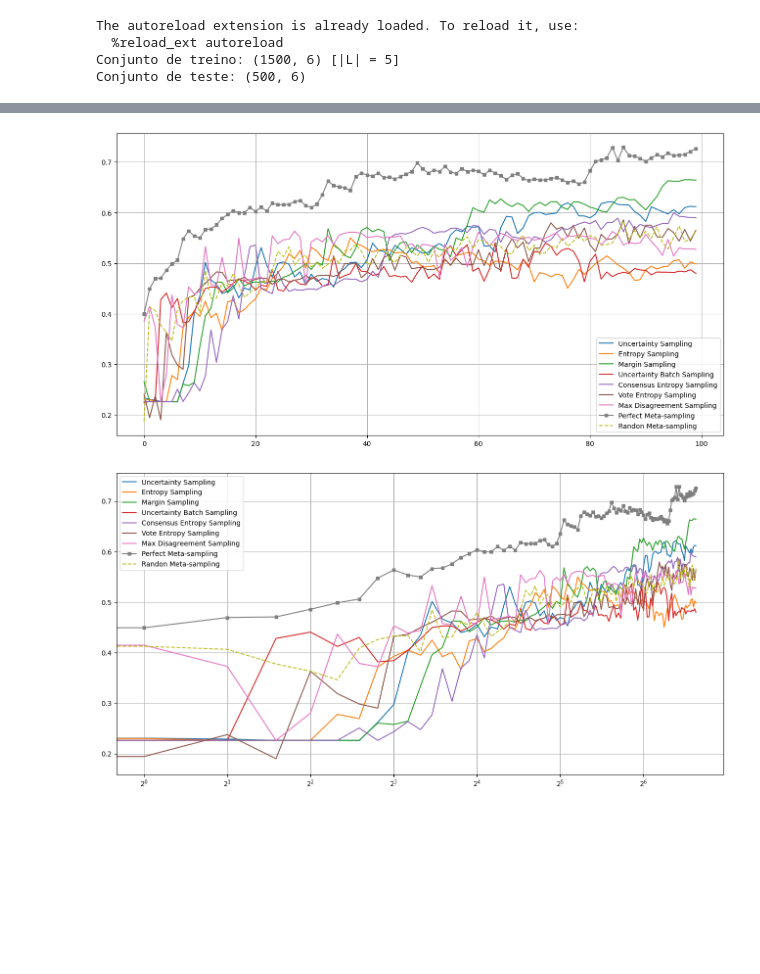
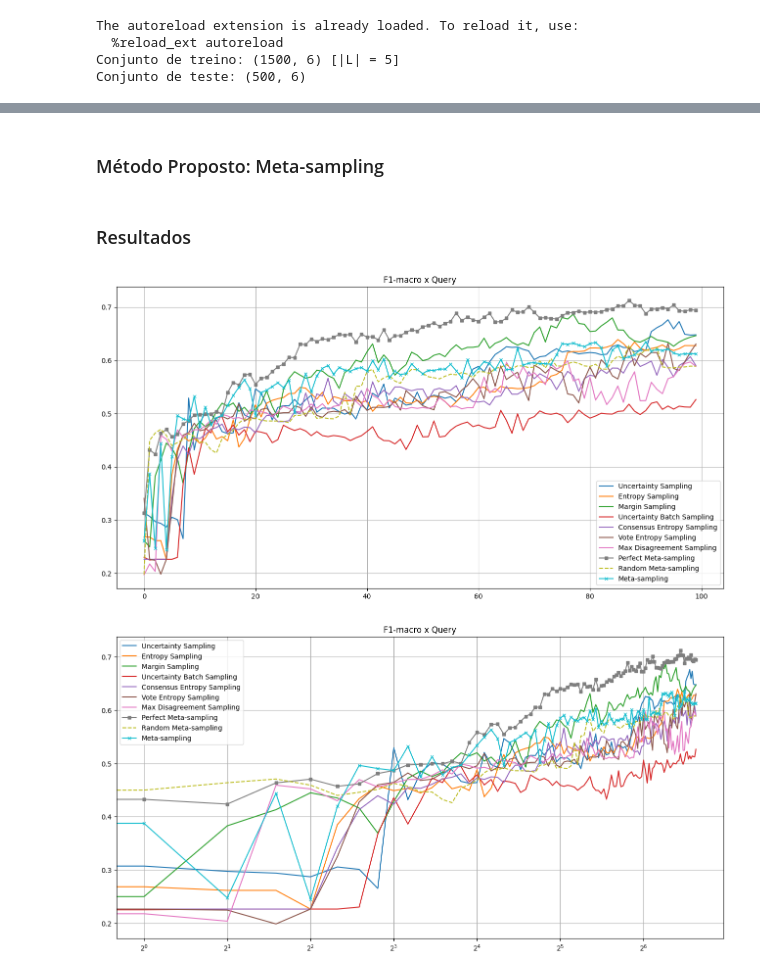
Before and after one commit to gscnogueira/meta-active-learning, a Jupyter notebook: notebooks/experiments/meta_strategy.ipynb, the cells around one changed output, grey strips where cells are left out. Drawn from its saved outputs; the diff is of its cells as text; code cells hidden in the pictures; blank space fills up the shorter version.

```diff
--- a/notebooks/experiments/meta_strategy.ipynb
+++ b/notebooks/experiments/meta_strategy.ipynb
@@ -225,2 +235,0 @@ with warnings.catch_warnings():
-# %%
-metrics_dict['Meta-sampling'] = scores_meta_sampling
@@ -232,3 +236,3 @@ metrics_dict['Perfect Meta-sampling'] = exp.run_topline(estimator=SVC(probabilit
 # %%
-metrics_dict['Randon Meta-sampling'] = exp.run_baseline(estimator=SVC(probability=True),
+metrics_dict['Random Meta-sampling'] = exp.run_baseline(estimator=SVC(probability=True),
                                                         query_strategies=list(query_strategies.values()))
@@ -235,11 +244,19 @@ metrics_dict['Randon Meta-sampling'] = exp.run_baseline(estimator=SVC(probabilit
+# %% [markdown]
+### Método Proposto: Meta-sampling
+# %%
+metrics_dict['Meta-sampling'] = exp.run_meta_query(estimator=SVC(probability=True),
+                                                   meta_model=clf,
+                                                   query_strategies=None)
+# %% [markdown]
+### Resultados
 # %%
-styles = ['-']*7 + ['s-', '--']
+styles = ['-']*7 + ['s-', '--', 'x-']
 # %%
-ax = pd.DataFrame(metrics_dict).plot(grid=True, markersize=5,style=styles,  figsize=(16,8))
+ax = pd.DataFrame(metrics_dict).plot(grid=True, markersize=5,style=styles,  figsize=(16,8), title='F1-macro x Query')
 # %% [output]
-[figure, old version]
+[figure, new version]
 # %%
-ax = pd.DataFrame(metrics_dict).plot(grid=True, style=styles, markersize=5, figsize=(16,8))
+ax = pd.DataFrame(metrics_dict).plot(grid=True, style=styles, markersize=5, figsize=(16,8), title='F1-macro x Query')
 ax.set_xscale('log', base=2)
 # %% [output]
-[figure, old version]
+[figure, new version]
```
Also changed, not shown: parts of 12 cells of this notebook.
